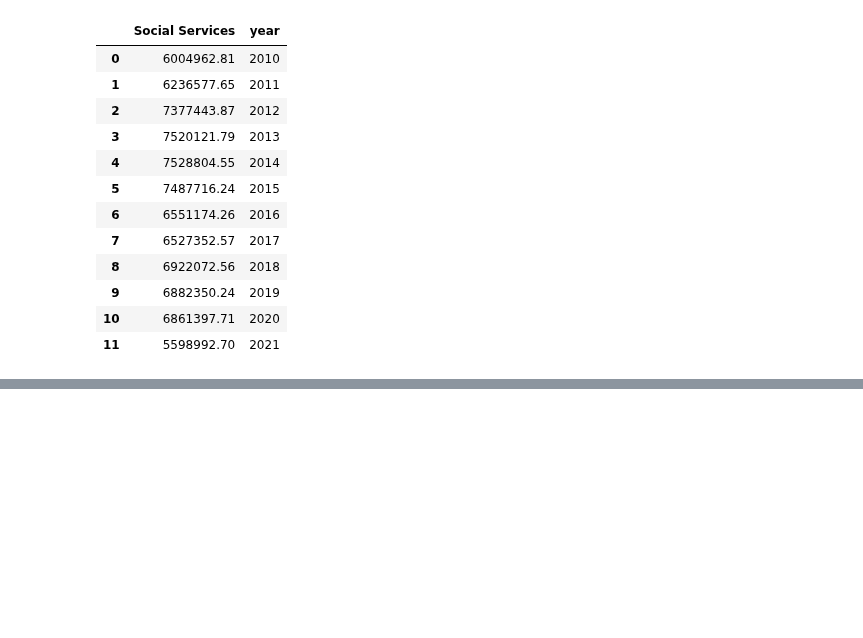
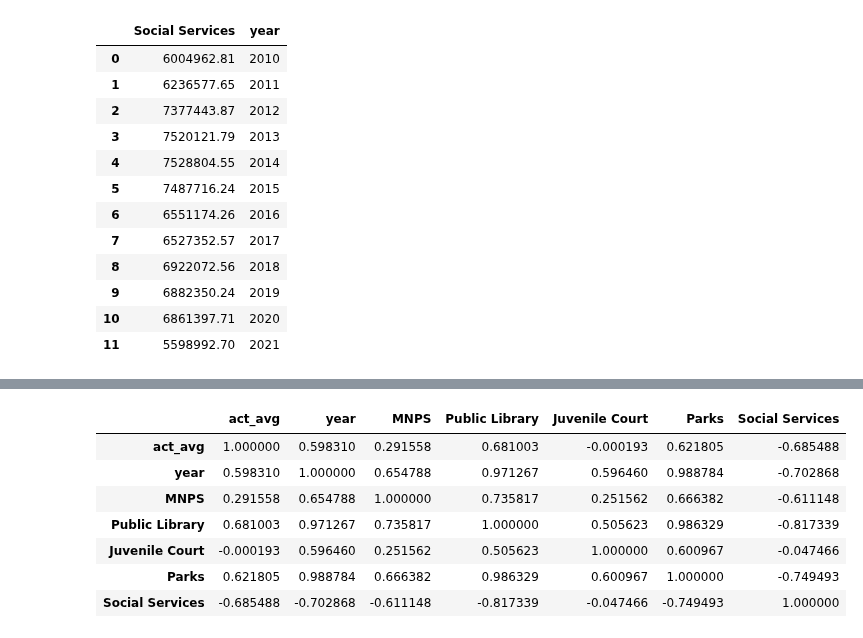
Before and after one commit to jwhankins177/capstone-budget-impact-jupyternb-python, a Jupyter notebook: notebooks/corr.ipynb, the cells around one changed output, grey strips where cells are left out. Cells and saved outputs as stored; diff of their text form; code cells hidden in the pictures; blank space fills up the shorter version.

```diff
--- a/notebooks/corr.ipynb
+++ b/notebooks/corr.ipynb
@@ -155,0 +231,11 @@ mnps_
+# %%
+act.corr()
+# %% [output]
+|  | act_avg | year | MNPS | Public Library | Juvenile Court | Parks | Social Services |
+| act_avg | 1.000000 | 0.598310 | 0.291558 | 0.681003 | -0.000193 | 0.621805 | -0.685488 |
+| year | 0.598310 | 1.000000 | 0.654788 | 0.971267 | 0.596460 | 0.988784 | -0.702868 |
+| MNPS | 0.291558 | 0.654788 | 1.000000 | 0.735817 | 0.251562 | 0.666382 | -0.611148 |
+| Public Library | 0.681003 | 0.971267 | 0.735817 | 1.000000 | 0.505623 | 0.986329 | -0.817339 |
+| Juvenile Court | -0.000193 | 0.596460 | 0.251562 | 0.505623 | 1.000000 | 0.600967 | -0.047466 |
+| Parks | 0.621805 | 0.988784 | 0.666382 | 0.986329 | 0.600967 | 1.000000 | -0.749493 |
+| Social Services | -0.685488 | -0.702868 | -0.611148 | -0.817339 | -0.047466 | -0.749493 | 1.000000 |
```
Also changed, not shown: parts of 15 cells of this notebook.
